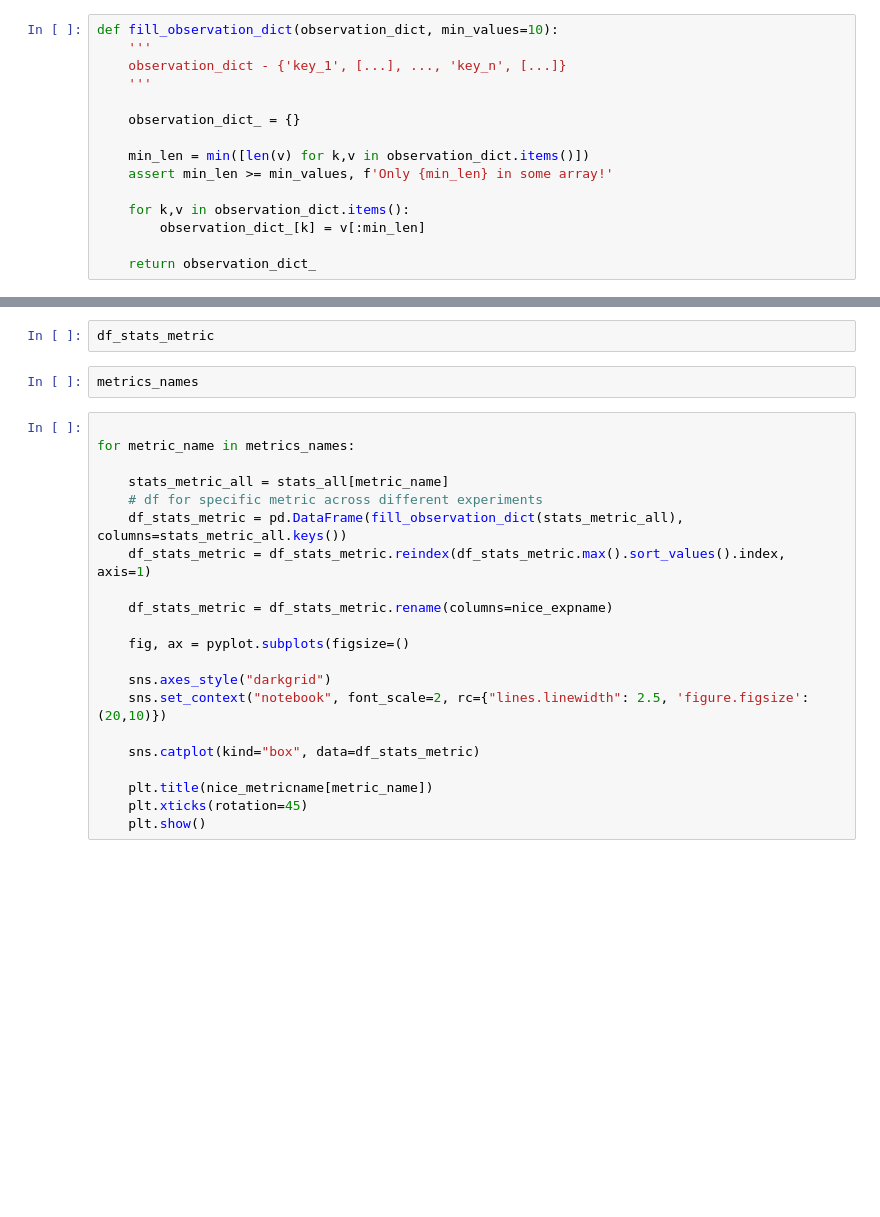
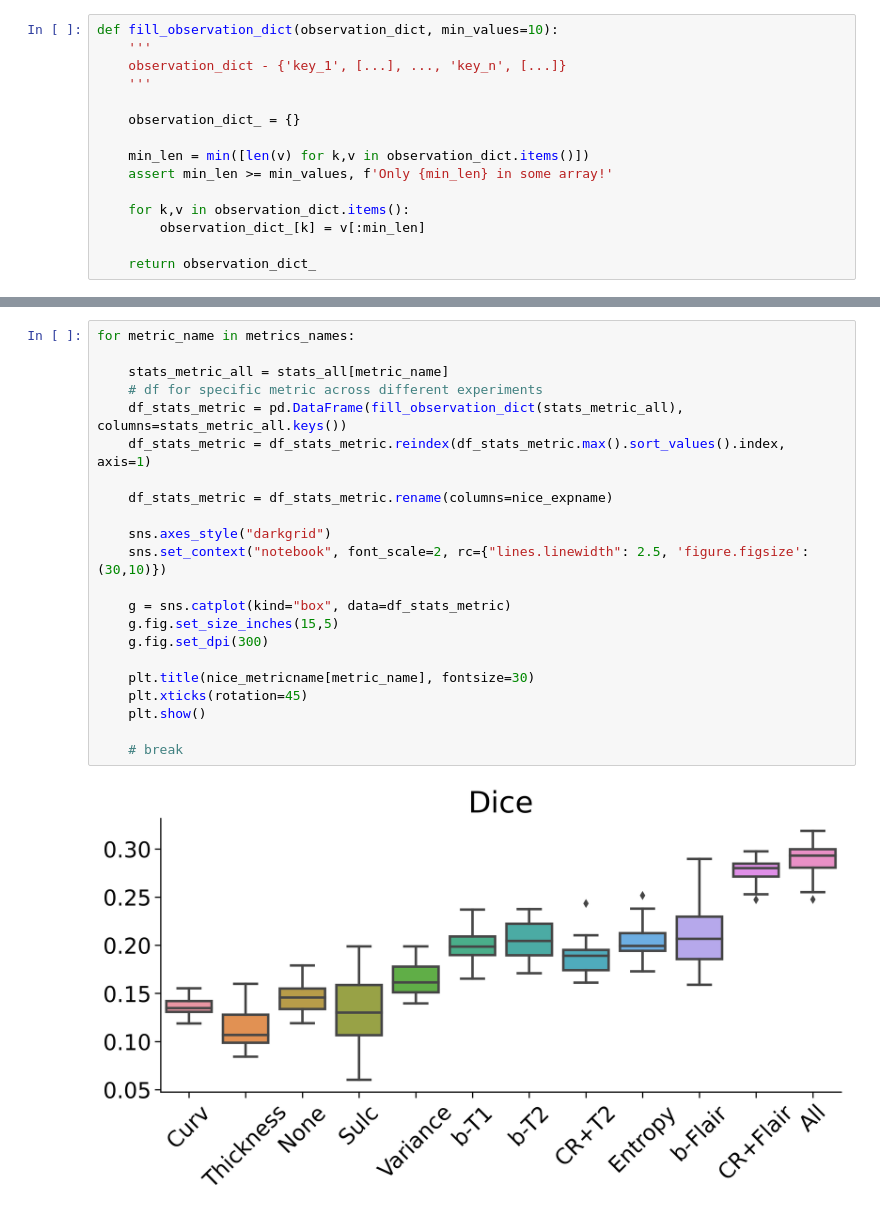
Before and after one commit to blufzzz/FCDNet, a Jupyter notebook: plots.ipynb, the cells around one changed output, grey strips where cells are left out. Cells and saved outputs as stored; diff of their text form; blank space fills up the shorter version.

```diff
--- a/plots.ipynb
+++ b/plots.ipynb
@@ -141,25 +174,24 @@ for metric_name in metrics_names[:1]:
-# %%
-df_stats_metric
-# %%
-metrics_names
 # %%
-
 for metric_name in metrics_names:
 
     stats_metric_all = stats_all[metric_name]
     # df for specific metric across different experiments
     df_stats_metric = pd.DataFrame(fill_observation_dict(stats_metric_all), columns=stats_metric_all.keys())
     df_stats_metric = df_stats_metric.reindex(df_stats_metric.max().sort_values().index, axis=1)
 
     df_stats_metric = df_stats_metric.rename(columns=nice_expname)
 
-    fig, ax = pyplot.subplots(figsize=()
+    sns.axes_style("darkgrid")
+    sns.set_context("notebook", font_scale=2, rc={"lines.linewidth": 2.5, 'figure.figsize':(30,10)})
 
-    sns.axes_style("darkgrid")
-    sns.set_context("notebook", font_scale=2, rc={"lines.linewidth": 2.5, 'figure.figsize':(20,10)})
+    g = sns.catplot(kind="box", data=df_stats_metric)
+    g.fig.set_size_inches(15,5)
+    g.fig.set_dpi(300)
 
-    sns.catplot(kind="box", data=df_stats_metric)
-
-    plt.title(nice_metricname[metric_name])
+    plt.title(nice_metricname[metric_name], fontsize=30)
     plt.xticks(rotation=45)
     plt.show()
+
+    # break
+# %% [output]
+[figure, added]
```
Also changed, not shown: parts of 5 cells of this notebook, 10 other files.
